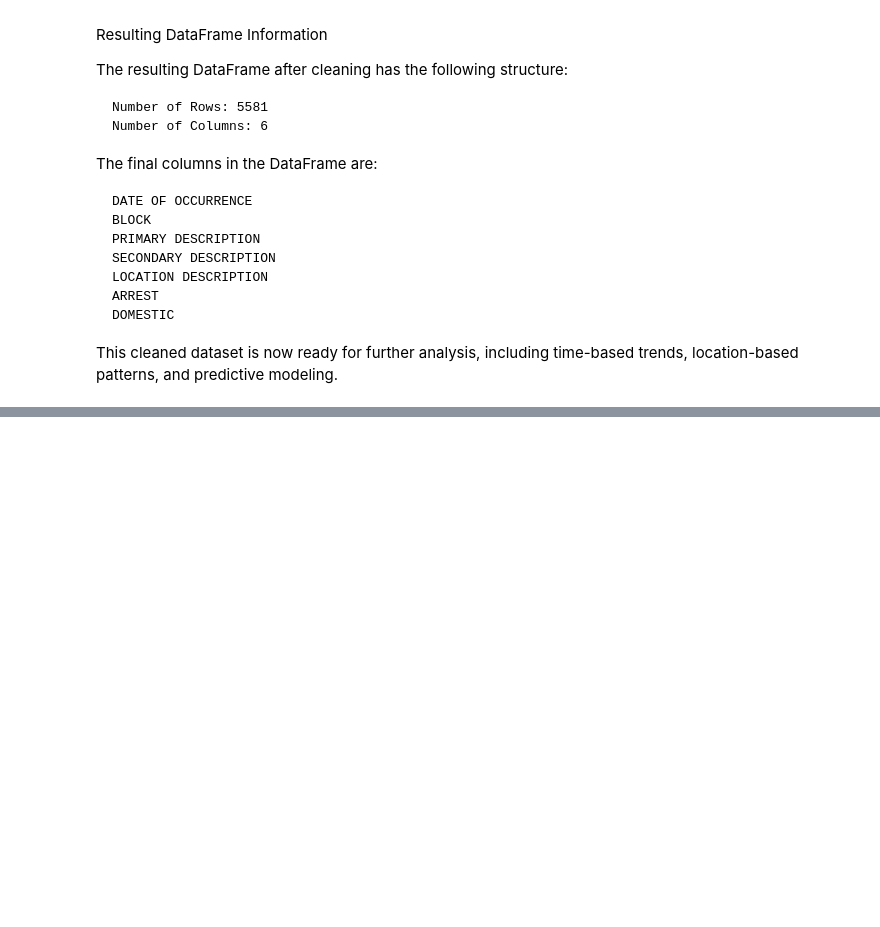
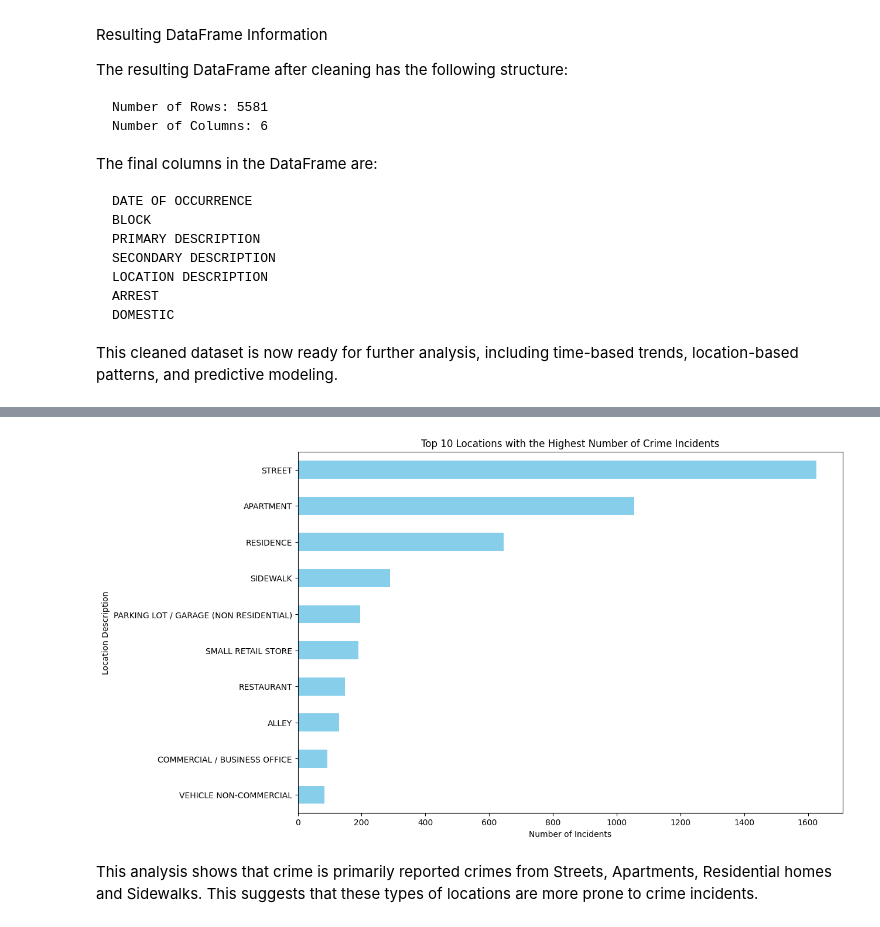
Before and after one commit to Hannah-Aji/Predictive-Modeling-to-Identify-High-Risk-Areas, a Jupyter notebook: Chicago_crime_prediction.ipynb, the cells around one changed output, grey strips where cells are left out. Cells and saved outputs as stored; diff of their text form; code cells hidden in the pictures; blank space fills up the shorter version.

```diff
--- a/Chicago_crime_prediction.ipynb
+++ b/Chicago_crime_prediction.ipynb
@@ -175,0 +258,22 @@ This cleaned dataset is now ready for further analysis, including time-based tre
+# %%
+# Count the number of incidents per location description
+location_counts = data_mod['LOCATION DESCRIPTION'].value_counts()
+# %%
+# Drop NaN values
+location_counts = location_counts.dropna()
+# %%
+# Select the top 10 locations
+top_10_locations = location_counts.head(10)
+# %%
+# Plot the results
+plt.figure(figsize=(12, 8))
+top_10_locations.plot(kind='barh', color='skyblue')
+plt.xlabel('Number of Incidents')
+plt.ylabel('Location Description')
+plt.title('Top 10 Locations with the Highest Number of Crime Incidents')
+plt.gca().invert_yaxis()  # Invert y-axis for better readability
+plt.show()
+# %% [output]
+[figure, added]
+# %% [markdown]
+This analysis shows that crime is primarily reported crimes from Streets, Apartments, Residential homes and Sidewalks. This suggests that these types of locations are more prone to crime incidents.
```
Also changed, not shown: parts of 34 cells of this notebook.
